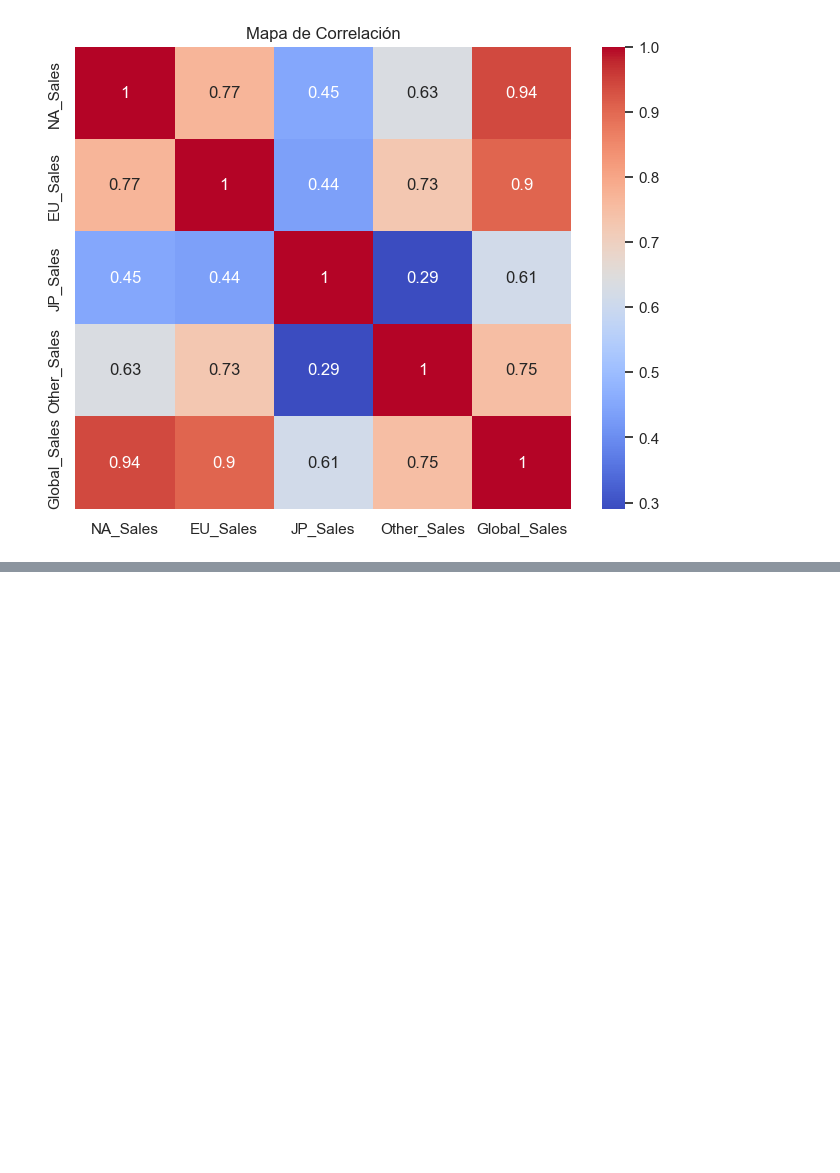
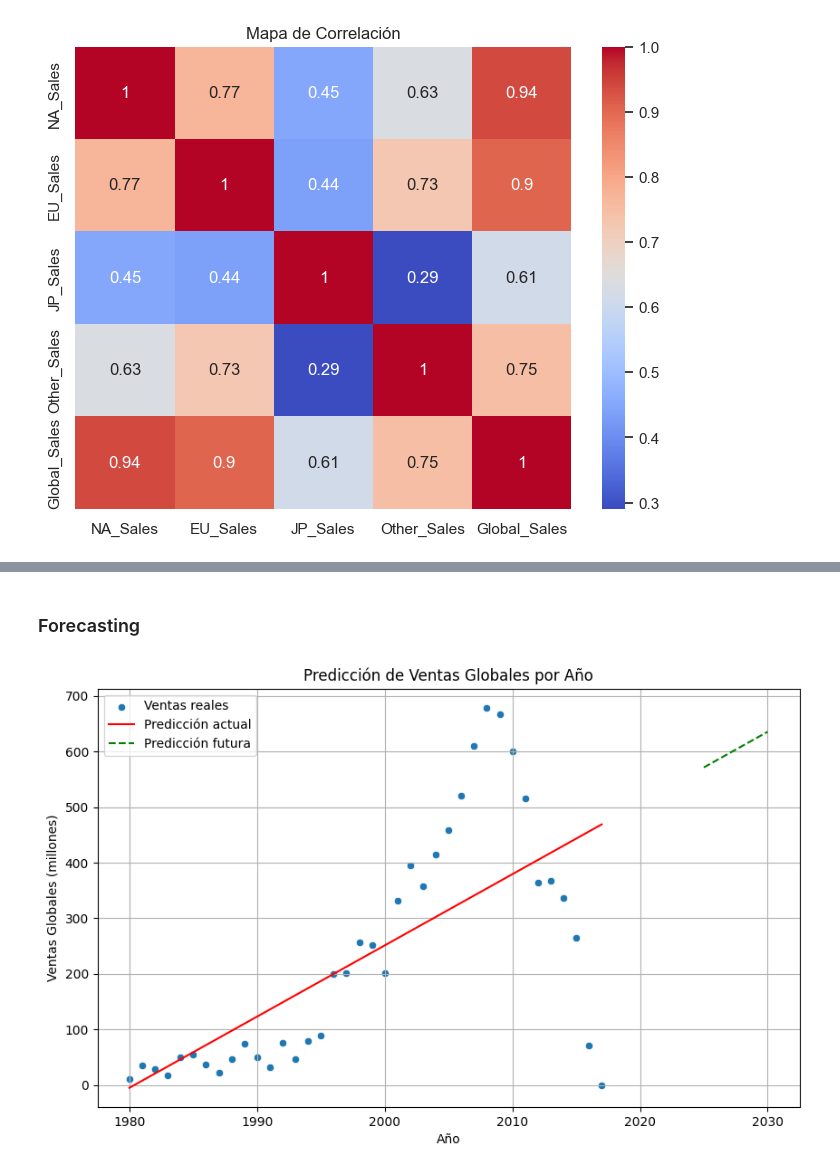
Before and after one commit to mmalexei/MineriaDeDatos1950644, a Jupyter notebook: Videogames.ipynb, the cells around one changed output, grey strips where cells are left out. Saved outputs shown, nothing was run; the diff lists cells and outputs as text; code cells hidden in the pictures; blank space fills up the shorter version.

```diff
--- a/Videogames.ipynb
+++ b/Videogames.ipynb
@@ -283,0 +394,42 @@ Coeficientes del modelo:
+# %% [markdown]
+### Forecasting
+# %%
+
+from sklearn.linear_model import LinearRegression
+
+# Cargar datos
+df = pd.read_csv('vgsales_cleaned.csv')
+
+# Convertir 'Year' a numérico y eliminar nulos
+df['Year'] = pd.to_numeric(df['Year'], errors='coerce')
+df = df.dropna(subset=['Year'])
+
+# Agrupar ventas globales por año
+sales_by_year = df.groupby('Year')['Global_Sales'].sum().reset_index()
+
+# Modelo lineal
+X = sales_by_year[['Year']]
+y = sales_by_year['Global_Sales']
+model = LinearRegression()
+model.fit(X, y)
+
+# Predicciones existentes
+sales_by_year['Predicted'] = model.predict(X)
+
+# Añadir años futuros
+future_years = pd.DataFrame({'Year': list(range(2025, 2031))})
+future_years['Predicted'] = model.predict(future_years)
+
+# Visualización
+plt.figure(figsize=(10, 6))
+sns.scatterplot(x='Year', y='Global_Sales', data=sales_by_year, label='Ventas reales')
+sns.lineplot(x='Year', y='Predicted', data=sales_by_year, color='red', label='Predicción actual')
+sns.lineplot(x='Year', y='Predicted', data=future_years, color='green', linestyle='--', label='Predicción futura')
+plt.title('Predicción de Ventas Globales por Año')
+plt.xlabel('Año')
+plt.ylabel('Ventas Globales (millones)')
+plt.legend()
+plt.grid(True)
+plt.show()
+# %% [output]
+[figure, added]
```
Also changed, not shown: parts of 8 cells of this notebook.
